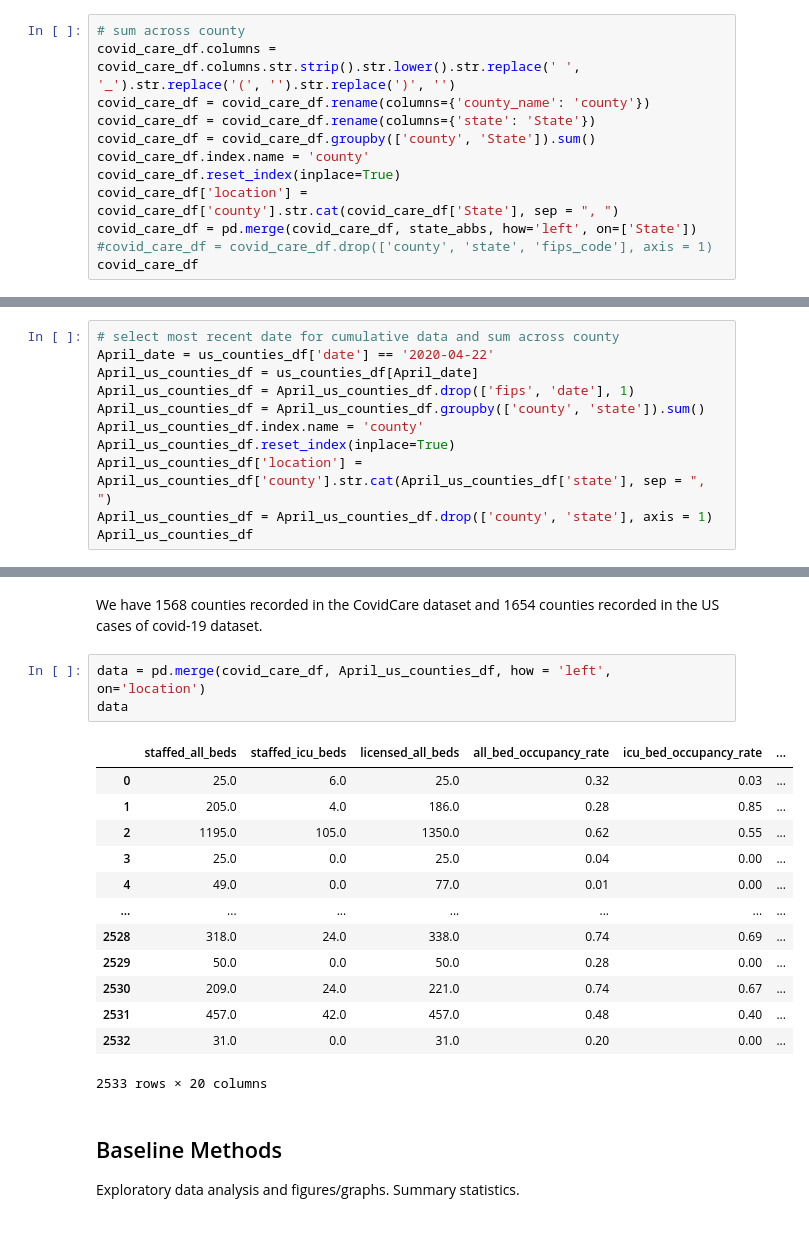
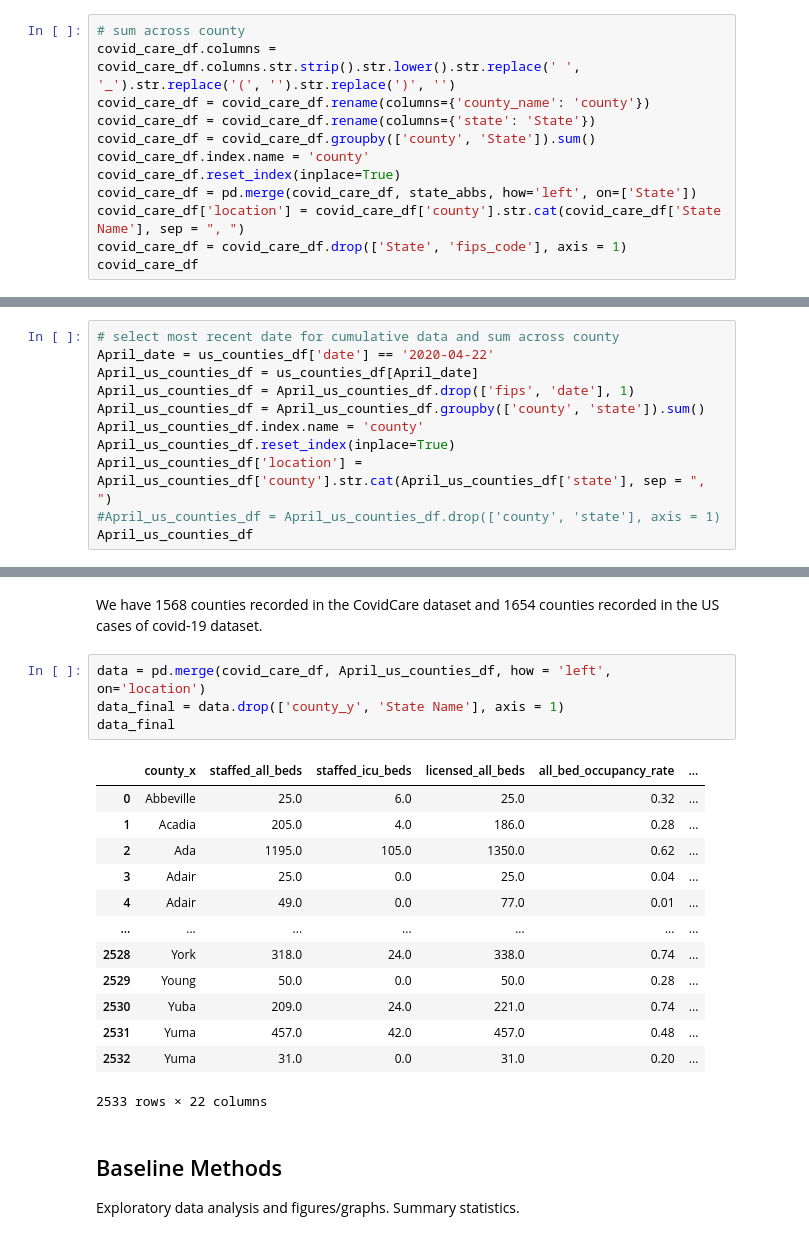
Before and after one commit to tiffttu/BINF_final, a Jupyter notebook: final_project.ipynb, the cells around one changed output, grey strips where cells are left out. Cells and saved outputs as stored; diff of their text form.

```diff
--- a/final_project.ipynb
+++ b/final_project.ipynb
@@ -23,8 +23,8 @@ covid_care_df = covid_care_df.rename(columns={'state': 'State'})
 covid_care_df = covid_care_df.groupby(['county', 'State']).sum()
 covid_care_df.index.name = 'county'
 covid_care_df.reset_index(inplace=True)
-covid_care_df['location'] = covid_care_df['county'].str.cat(covid_care_df['State'], sep = ", ")
 covid_care_df = pd.merge(covid_care_df, state_abbs, how='left', on=['State'])
-#covid_care_df = covid_care_df.drop(['county', 'state', 'fips_code'], axis = 1)
+covid_care_df['location'] = covid_care_df['county'].str.cat(covid_care_df['State Name'], sep = ", ")
+covid_care_df = covid_care_df.drop(['State', 'fips_code'], axis = 1)
 covid_care_df
 # %% [output]
@@ -50,6 +50,6 @@ April_us_counties_df = April_us_counties_df.groupby(['county', 'state']).sum()
 April_us_counties_df.index.name = 'county'
 April_us_counties_df.reset_index(inplace=True)
 April_us_counties_df['location'] = April_us_counties_df['county'].str.cat(April_us_counties_df['state'], sep = ", ")
-April_us_counties_df = April_us_counties_df.drop(['county', 'state'], axis = 1)
+#April_us_counties_df = April_us_counties_df.drop(['county', 'state'], axis = 1)
 April_us_counties_df
 # %% [output]
@@ -70,21 +70,22 @@ April_us_counties_df
 We have 1568 counties recorded in the CovidCare dataset and 1654 counties recorded in the US cases of covid-19 dataset.
 # %%
 data = pd.merge(covid_care_df, April_us_counties_df, how = 'left', on='location')
-data
+data_final = data.drop(['county_y', 'State Name'], axis = 1)
+data_final
 # %% [output]
-|  | staffed_all_beds | staffed_icu_beds | licensed_all_beds | all_bed_occupancy_rate | icu_bed_occupancy_rate | ... |
-| 0 | 25.0 | 6.0 | 25.0 | 0.32 | 0.03 | ... |
-| 1 | 205.0 | 4.0 | 186.0 | 0.28 | 0.85 | ... |
-| 2 | 1195.0 | 105.0 | 1350.0 | 0.62 | 0.55 | ... |
-| 3 | 25.0 | 0.0 | 25.0 | 0.04 | 0.00 | ... |
-| 4 | 49.0 | 0.0 | 77.0 | 0.01 | 0.00 | ... |
+|  | county_x | staffed_all_beds | staffed_icu_beds | licensed_all_beds | all_bed_occupancy_rate | ... |
+| 0 | Abbeville | 25.0 | 6.0 | 25.0 | 0.32 | ... |
+| 1 | Acadia | 205.0 | 4.0 | 186.0 | 0.28 | ... |
+| 2 | Ada | 1195.0 | 105.0 | 1350.0 | 0.62 | ... |
+| 3 | Adair | 25.0 | 0.0 | 25.0 | 0.04 | ... |
+| 4 | Adair | 49.0 | 0.0 | 77.0 | 0.01 | ... |
 | ... | ... | ... | ... | ... | ... | ... |
-| 2528 | 318.0 | 24.0 | 338.0 | 0.74 | 0.69 | ... |
-| 2529 | 50.0 | 0.0 | 50.0 | 0.28 | 0.00 | ... |
-| 2530 | 209.0 | 24.0 | 221.0 | 0.74 | 0.67 | ... |
-| 2531 | 457.0 | 42.0 | 457.0 | 0.48 | 0.40 | ... |
-| 2532 | 31.0 | 0.0 | 31.0 | 0.20 | 0.00 | ... |
+| 2528 | York | 318.0 | 24.0 | 338.0 | 0.74 | ... |
+| 2529 | Young | 50.0 | 0.0 | 50.0 | 0.28 | ... |
+| 2530 | Yuba | 209.0 | 24.0 | 221.0 | 0.74 | ... |
+| 2531 | Yuma | 457.0 | 42.0 | 457.0 | 0.48 | ... |
+| 2532 | Yuma | 31.0 | 0.0 | 31.0 | 0.20 | ... |
-2533 rows × 20 columns
+2533 rows × 22 columns
 # %% [markdown]
 ## Baseline Methods
 
```
Also changed, not shown: parts of 3 cells of this notebook.
